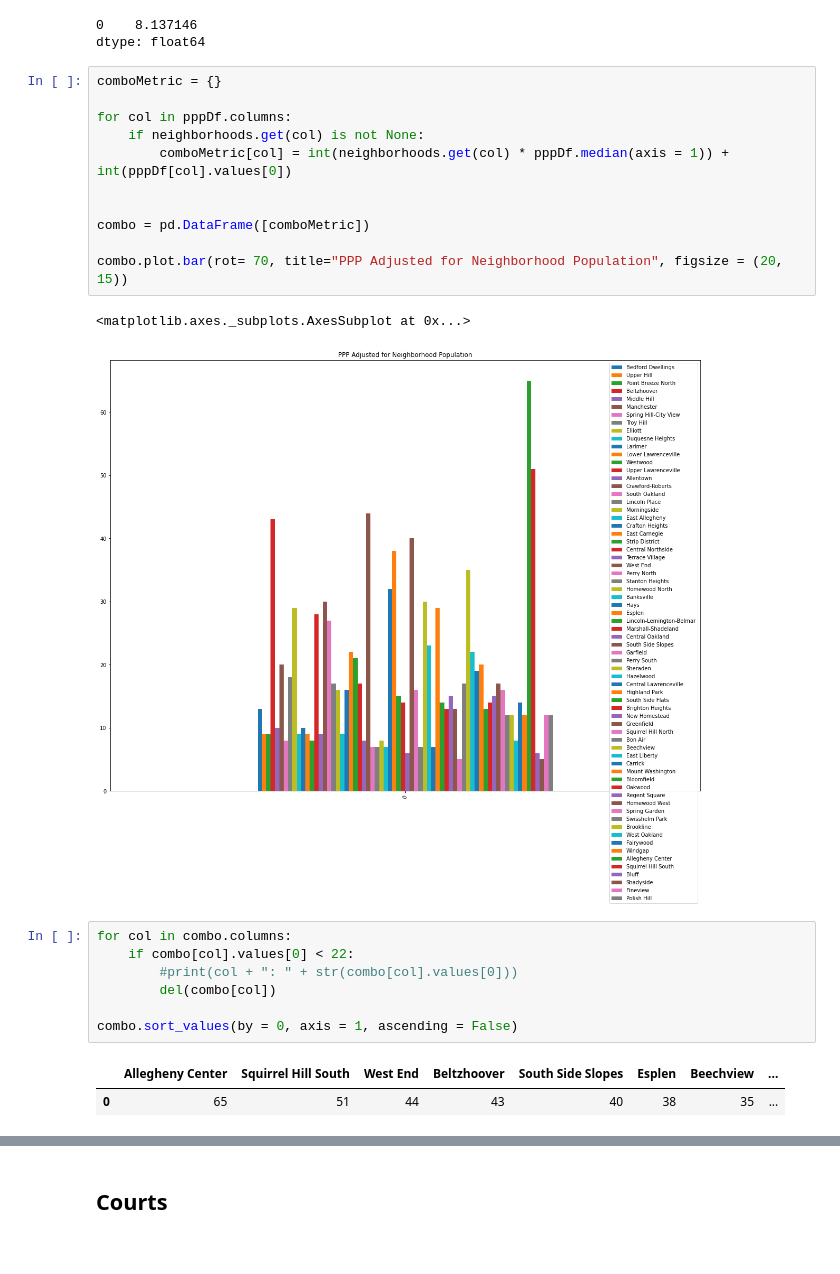
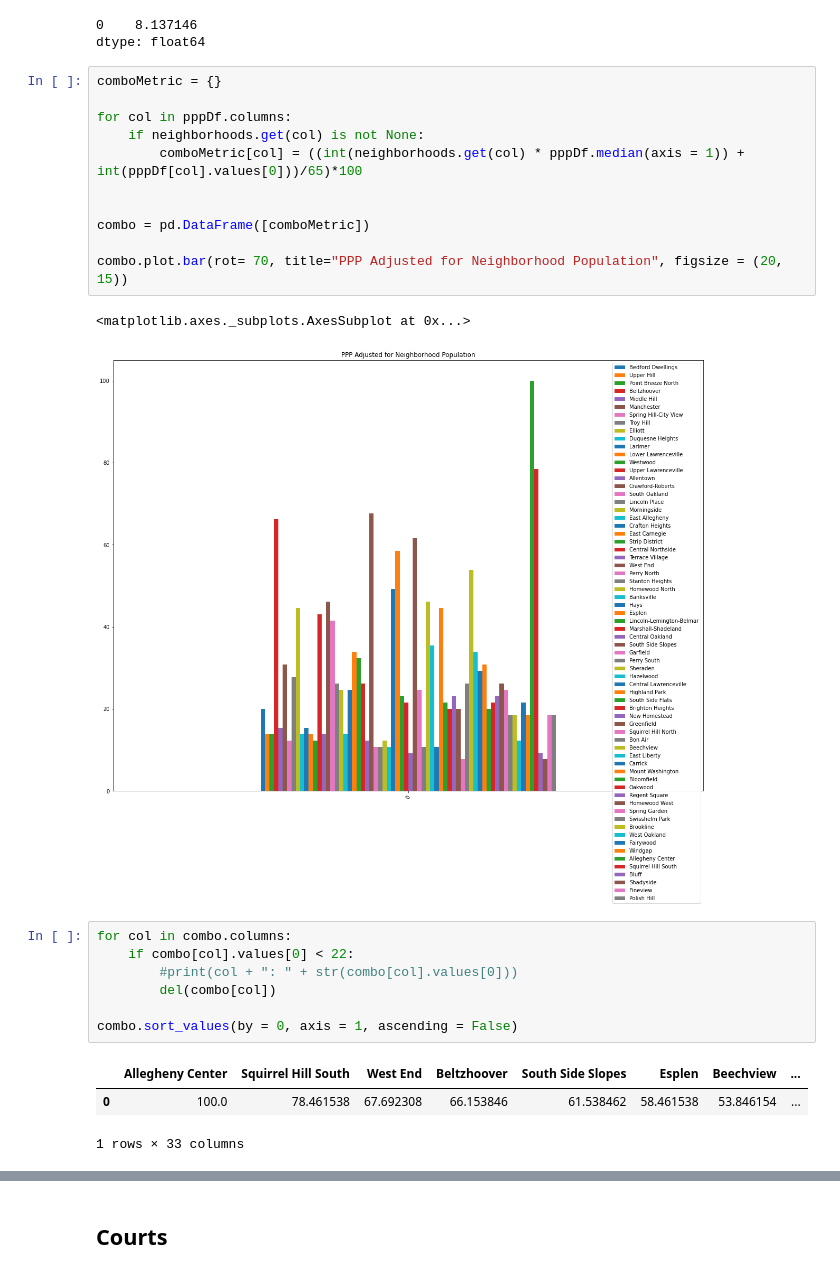
Before and after one commit to Petem4d/BestNeighborhood, a Jupyter notebook: Final Notebook.ipynb, the cells around one changed output, grey strips where cells are left out. Drawn from its saved outputs; the diff is of its cells as text.

Commit message:
Added Concluding Metric

```diff
--- a/Final Notebook.ipynb
+++ b/Final Notebook.ipynb
@@ -72,17 +72,17 @@ dtype: float64
 # %%
 comboMetric = {}
 
 for col in pppDf.columns:
     if neighborhoods.get(col) is not None:
-        comboMetric[col] = int(neighborhoods.get(col) * pppDf.median(axis = 1)) + int(pppDf[col].values[0])
+        comboMetric[col] = ((int(neighborhoods.get(col) * pppDf.median(axis = 1)) + int(pppDf[col].values[0]))/65)*100
 
 
 combo = pd.DataFrame([comboMetric])
 
 combo.plot.bar(rot= 70, title="PPP Adjusted for Neighborhood Population", figsize = (20, 15))
 # %% [output]
 <matplotlib.axes._subplots.AxesSubplot at 0x...>
-[figure, old version]
+[figure, new version]
 # %%
 for col in combo.columns:
     if combo[col].values[0] < 22:
@@ -92,4 +92,5 @@ for col in combo.columns:
 combo.sort_values(by = 0, axis = 1, ascending = False)
 # %% [output]
 |  | Allegheny Center | Squirrel Hill South | West End | Beltzhoover | South Side Slopes | Esplen | Beechview | ... |
-| 0 | 65 | 51 | 44 | 43 | 40 | 38 | 35 | ... |
+| 0 | 100.0 | 78.461538 | 67.692308 | 66.153846 | 61.538462 | 58.461538 | 53.846154 | ... |
+1 rows × 33 columns
```
Also changed, not shown: parts of 6 cells of this notebook.
